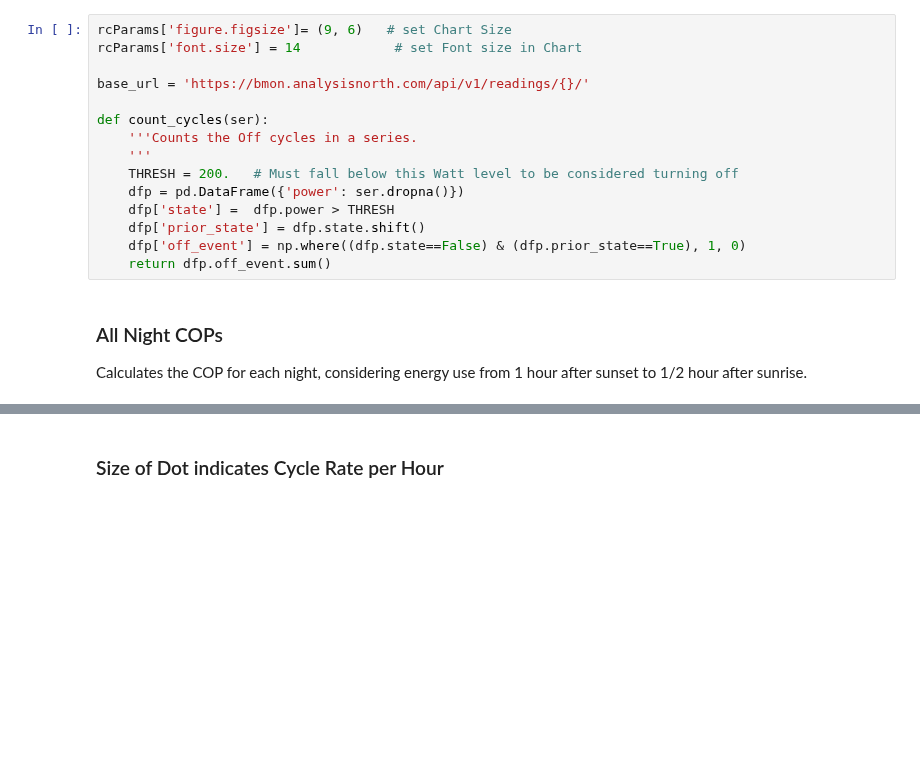
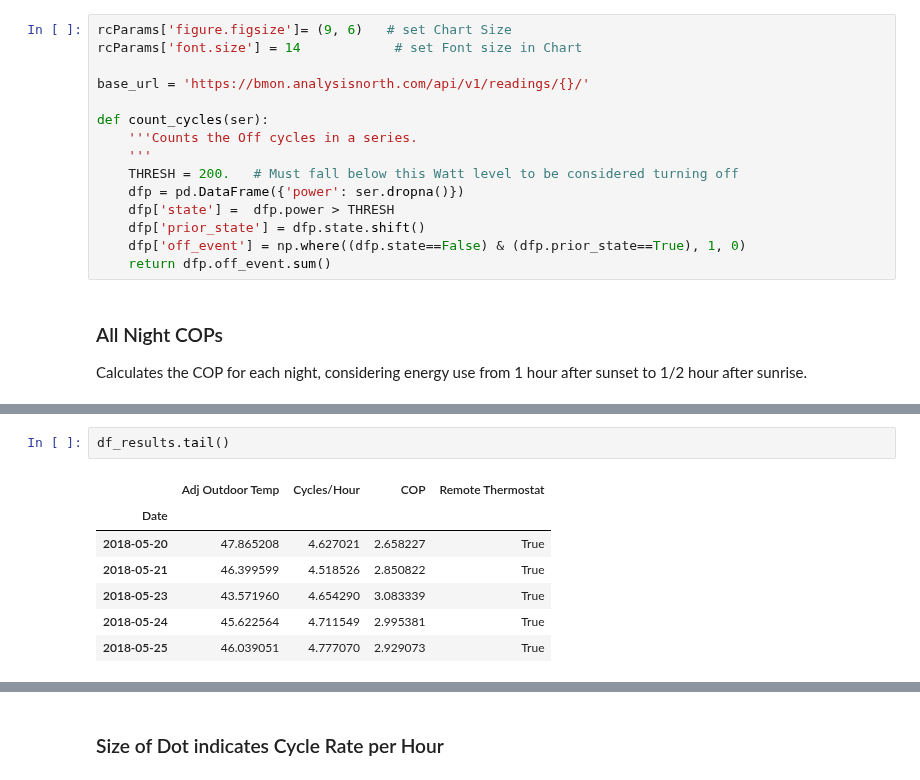
Before and after one commit to alanmitchell/heat-pump-study, a Jupyter notebook: field_studies/kaluza/kaluza.ipynb, the cells around one changed output, grey strips where cells are left out. Saved outputs shown, nothing was run; the diff lists cells and outputs as text; blank space fills up the shorter version.

```diff
--- a/field_studies/kaluza/kaluza.ipynb
+++ b/field_studies/kaluza/kaluza.ipynb
@@ -216,6 +227,16 @@ df_results.head()
 | 2018-01-25 | 15.606877 | 0.306550 | 2.083570 | False |
 | 2018-01-26 | 26.077766 | 0.246141 | 2.586856 | False |
 | 2018-01-27 | 14.249632 | 0.185660 | 2.231214 | False |
+# %%
+df_results.tail()
+# %% [output]
+|  | Adj Outdoor Temp | Cycles/Hour | COP | Remote Thermostat |
+| Date |  |  |  |  |
+| 2018-05-20 | 47.865208 | 4.627021 | 2.658227 | True |
+| 2018-05-21 | 46.399599 | 4.518526 | 2.850822 | True |
+| 2018-05-23 | 43.571960 | 4.654290 | 3.083339 | True |
+| 2018-05-24 | 45.622564 | 4.711549 | 2.995381 | True |
+| 2018-05-25 | 46.039051 | 4.777070 | 2.929073 | True |
 # %%
 # Adjusted outdoor temperature equals to the actual delta-T
 # with a 70 deg F indoor temperature.
```
Also changed, not shown: parts of 20 cells of this notebook, 7 other files.
